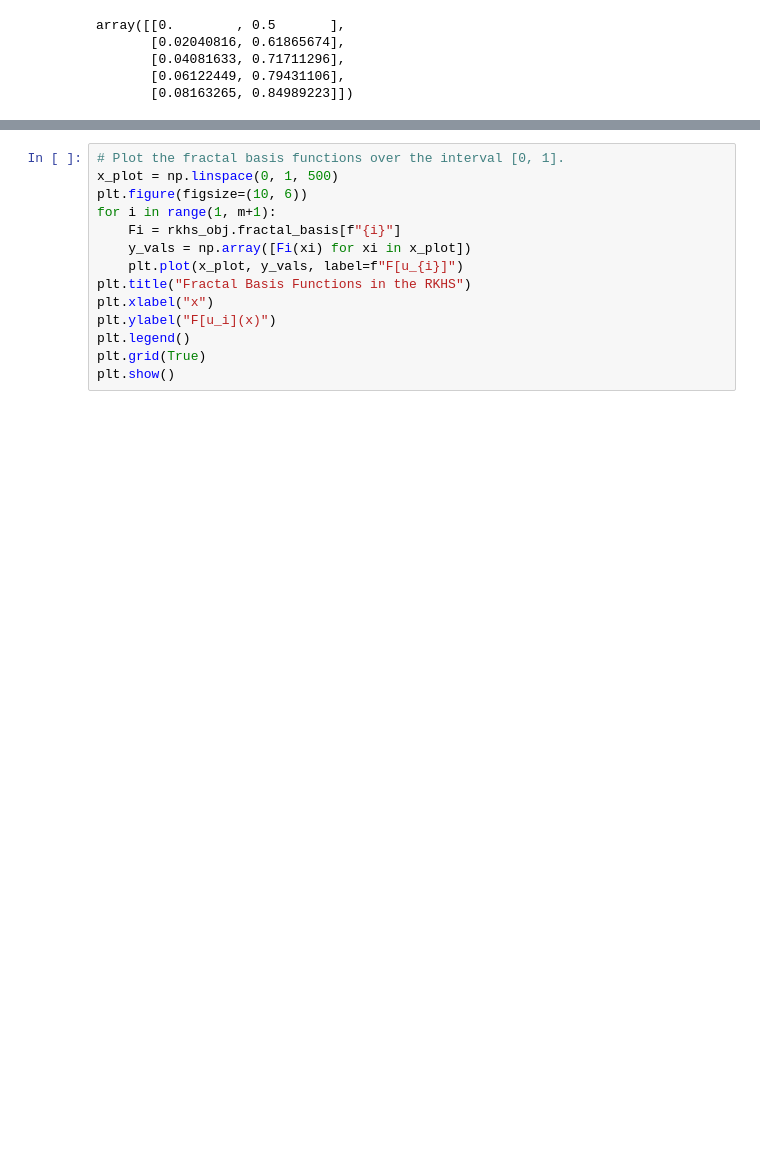
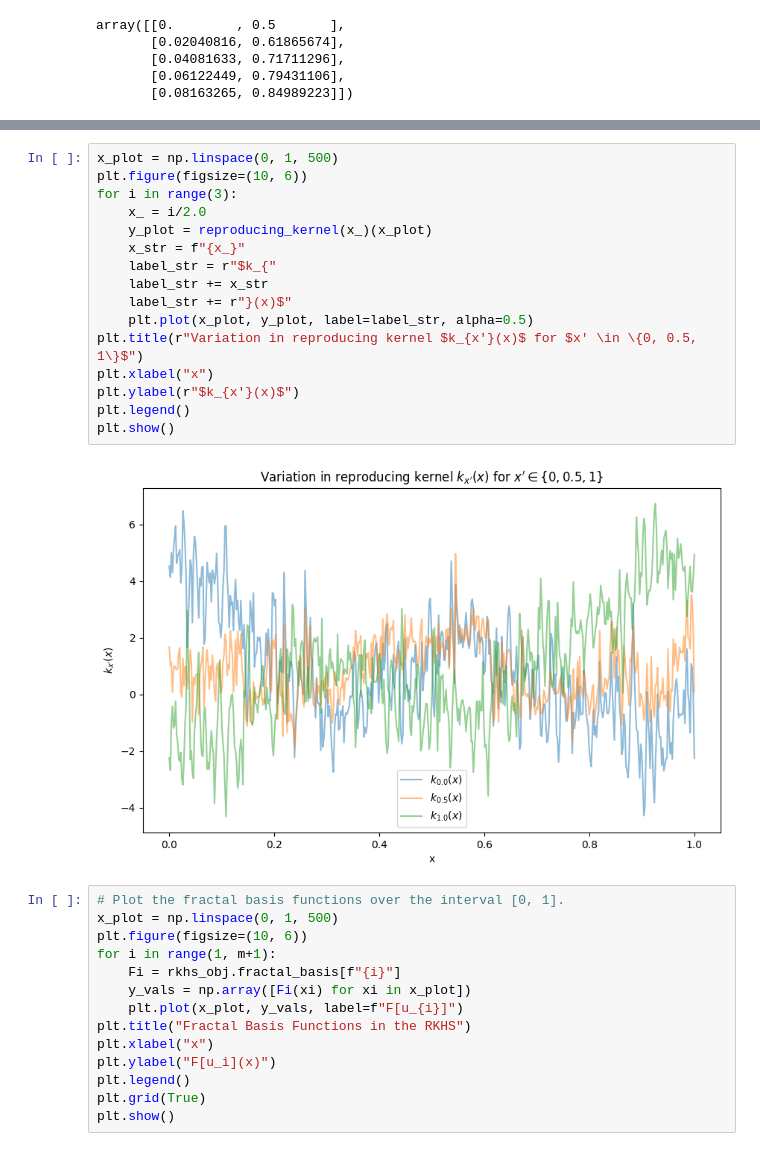
Before and after one commit to rmsValue9232/Fractal-RKHS-SVR, a Jupyter notebook: test_rkhs.ipynb, the cells around one changed output, grey strips where cells are left out. Drawn from its saved outputs; the diff is of its cells as text; blank space fills up the shorter version.

```diff
--- a/test_rkhs.ipynb
+++ b/test_rkhs.ipynb
@@ -88,3 +110,21 @@ Kernel function k(1, 1) = 8.396389728466772
+# %%
+x_plot = np.linspace(0, 1, 500)
+plt.figure(figsize=(10, 6))
+for i in range(3):
+    x_ = i/2.0
+    y_plot = reproducing_kernel(x_)(x_plot)
+    x_str = f"{x_}"
+    label_str = r"$k_{"
+    label_str += x_str
+    label_str += r"}(x)$"
+    plt.plot(x_plot, y_plot, label=label_str, alpha=0.5)
+plt.title(r"Variation in reproducing kernel $k_{x'}(x)$ for $x' \in \{0, 0.5, 1\}$")
+plt.xlabel("x")
+plt.ylabel(r"$k_{x'}(x)$")
+plt.legend()
+plt.show()
+# %% [output]
+[figure, added]
 # %%
 # Plot the fractal basis functions over the interval [0, 1].
 x_plot = np.linspace(0, 1, 500)
```
Also changed, not shown: parts of 5 cells of this notebook, 1 other file.
